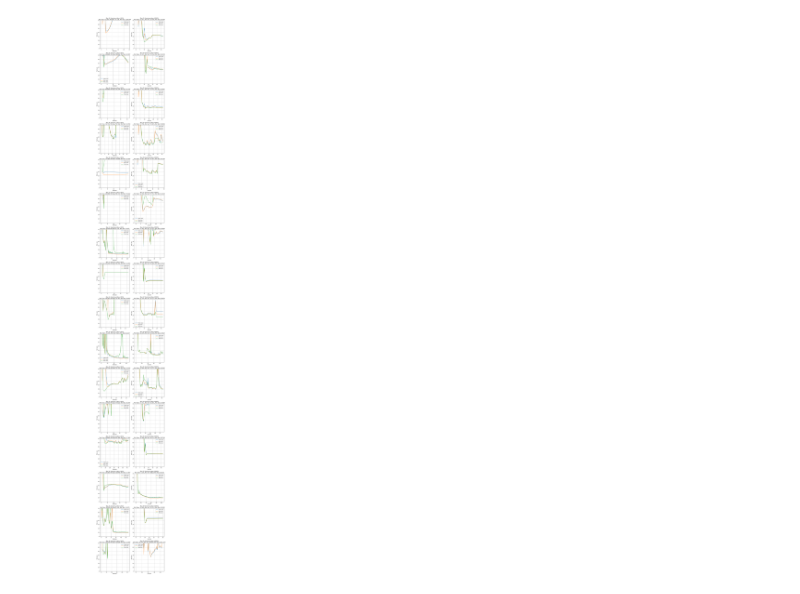
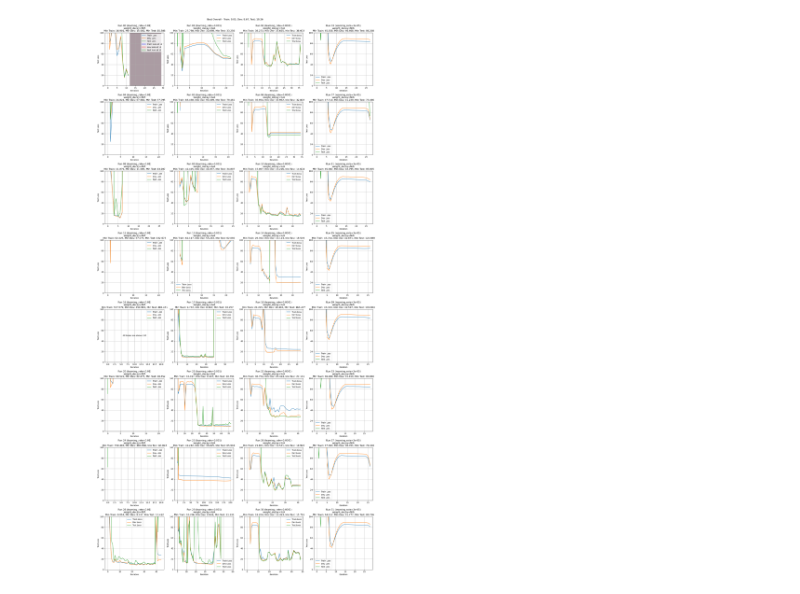
Before and after one commit to minuk302/Neural_inventory_control, a Jupyter notebook: analysis/ray_for_all.ipynb, the cells around one changed output. Drawn from its saved outputs; the diff is of its cells as text; code cells hidden in the pictures.

```diff
--- a/analysis/ray_for_all.ipynb
+++ b/analysis/ray_for_all.ipynb
@@ -104,38 +104,42 @@ def plot_all_runs(base_path, additional_param_keys=None, condition_dict=None, y_
     n_rows = max(len(group) for group in lr_groups.values())
 
     fig, axes = plt.subplots(n_rows, n_cols, figsize=(5*n_cols, 5*n_rows))
-    if n_cols == 1:
+
+    # Handle case where axes is 1D array
+    if n_rows == 1:
+        axes = axes.reshape(1, -1)
+    elif n_cols == 1:
         axes = axes.reshape(-1, 1)
 
     # Track best losses across all runs
     best_train = float('inf')
     best_dev = float('inf')
     best_test = float('inf')
 
     # Plot runs grouped by learning rate
     for col, lr in enumerate(sorted_lrs):
         for row, (run_idx, dir_name, additional_params) in enumerate(lr_groups[lr]):
             csv_path = os.path.join(base_path, dir_name, 'progress.csv')
             if os.path.exists(csv_path):
                 min_train, min_dev, min_test = plot_losses_from_csv(csv_path, axes[row, col], run_idx, lr, additional_params, y_lim)
                 best_train = min(best_train, min_train)
                 best_dev = min(best_dev, min_dev)
                 best_test = min(best_test, min_test)
 
     # Add overall best losses as a suptitle
-    # fig.suptitle(f'Best Overall - Train: {best_train:.2f}, Dev: {best_dev:.2f}, Test: {best_test:.2f}',
-    #              fontsize=12, y=1.0)
+    fig.suptitle(f'Best Overall - Train: {best_train:.2f}, Dev: {best_dev:.2f}, Test: {best_test:.2f}',
+                 fontsize=12, y=1.0)
     # Remove empty subplots
     for row in range(n_rows):
         for col in range(n_cols):
             if row >= len(lr_groups[sorted_lrs[col]]):
                 fig.delaxes(axes[row, col])
 
     plt.tight_layout()
     plt.show()
 
 # Example usage:
 folder_path = input("Enter the folder path: ")
-plot_all_runs(folder_path, y_lim=70)
+plot_all_runs(folder_path, additional_param_keys=['weight_decay'], y_lim=100)
 # %% [output]
-[figure, old version]
+[figure, new version]
```
Also changed, not shown: 25 other files.
